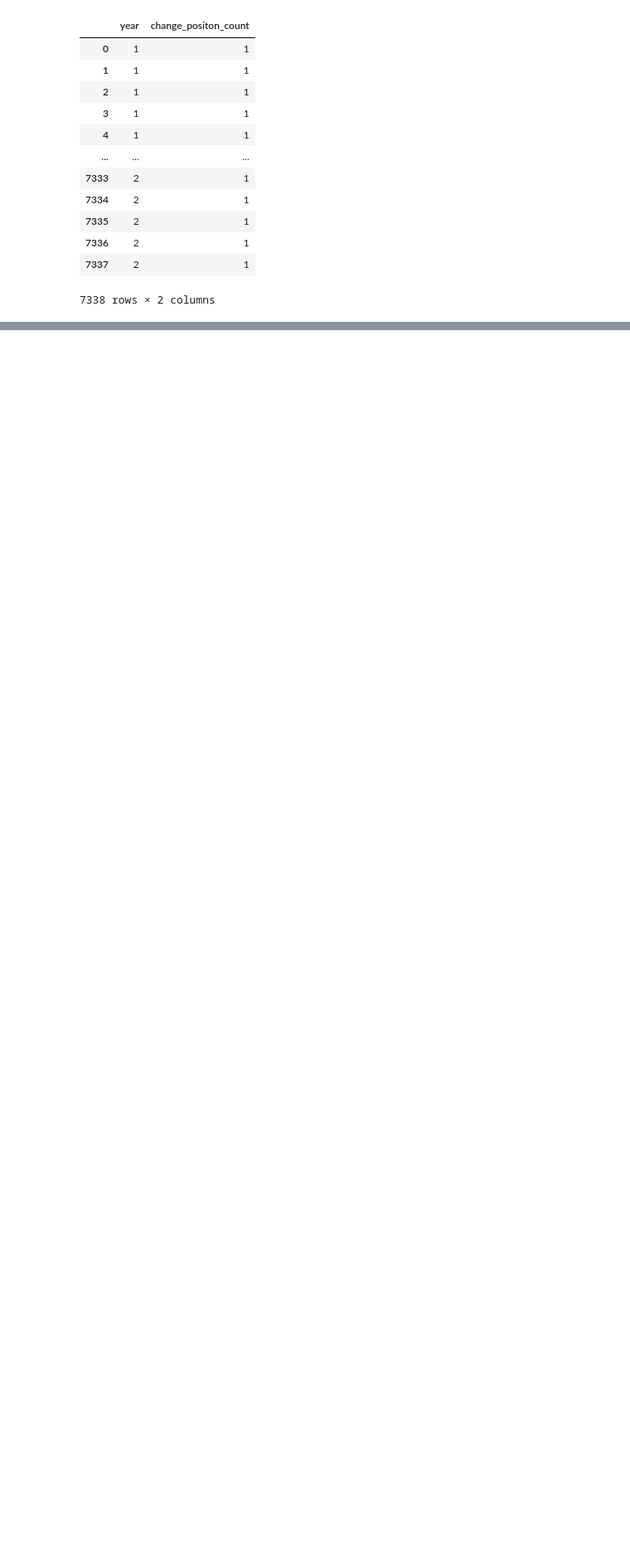
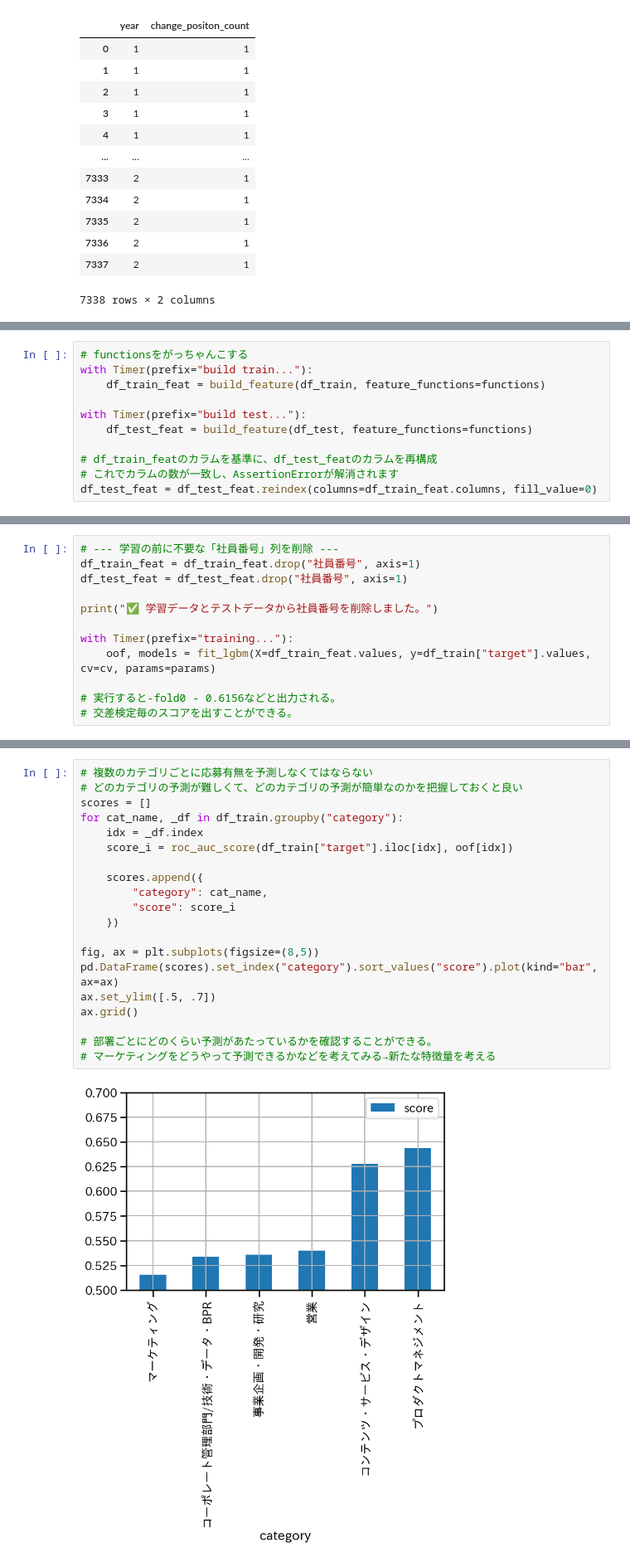
Before and after one commit to emon0415/atmaCup_20_250804, a Jupyter notebook: ml.ipynb, the cells around one changed output, grey strips where cells are left out. Shown at 83% size. Cells and saved outputs as stored; diff of their text form; blank space fills up the shorter version.

```diff
--- a/ml.ipynb
+++ b/ml.ipynb
@@ -243,0 +448,11 @@ def create_category_one_hot_encoding_feture(input_df: pd.DataFrame):
+# %%
+# functionsをがっちゃんこする
+with Timer(prefix="build train..."):
+    df_train_feat = build_feature(df_train, feature_functions=functions)
+
+with Timer(prefix="build test..."):
+    df_test_feat = build_feature(df_test, feature_functions=functions)
+
+# df_train_featのカラムを基準に、df_test_featのカラムを再構成
+# これでカラムの数が一致し、AssertionErrorが解消されます
+df_test_feat = df_test_feat.reindex(columns=df_train_feat.columns, fill_value=0)
@@ -243,0 +542,12 @@ def create_category_one_hot_encoding_feture(input_df: pd.DataFrame):
+# %%
+# --- 学習の前に不要な「社員番号」列を削除 ---
+df_train_feat = df_train_feat.drop("社員番号", axis=1)
+df_test_feat = df_test_feat.drop("社員番号", axis=1)
+
+print("✅ 学習データとテストデータから社員番号を削除しました。")
+
+with Timer(prefix="training..."):
+    oof, models = fit_lgbm(X=df_train_feat.values, y=df_train["target"].values, cv=cv, params=params)
+
+# 実行すると-fold0 - 0.6156などと出力される。
+# 交差検定毎のスコアを出すことができる。
@@ -243,0 +564,22 @@ def create_category_one_hot_encoding_feture(input_df: pd.DataFrame):
+# %%
+# 複数のカテゴリごとに応募有無を予測しなくてはならない
+# どのカテゴリの予測が難しくて、どのカテゴリの予測が簡単なのかを把握しておくと良い
+scores = []
+for cat_name, _df in df_train.groupby("category"):
+    idx = _df.index
+    score_i = roc_auc_score(df_train["target"].iloc[idx], oof[idx])
+
+    scores.append({
+        "category": cat_name,
+        "score": score_i
+    })
+
+fig, ax = plt.subplots(figsize=(8,5))
+pd.DataFrame(scores).set_index("category").sort_values("score").plot(kind="bar", ax=ax)
+ax.set_ylim([.5, .7])
+ax.grid()
+
+# 部署ごとにどのくらい予測があたっているかを確認することができる。
+# マーケティングをどうやって予測できるかなどを考えてみる→新たな特徴量を考える
+# %% [output]
+[figure, added]
```
Also changed, not shown: parts of 21 cells of this notebook.
